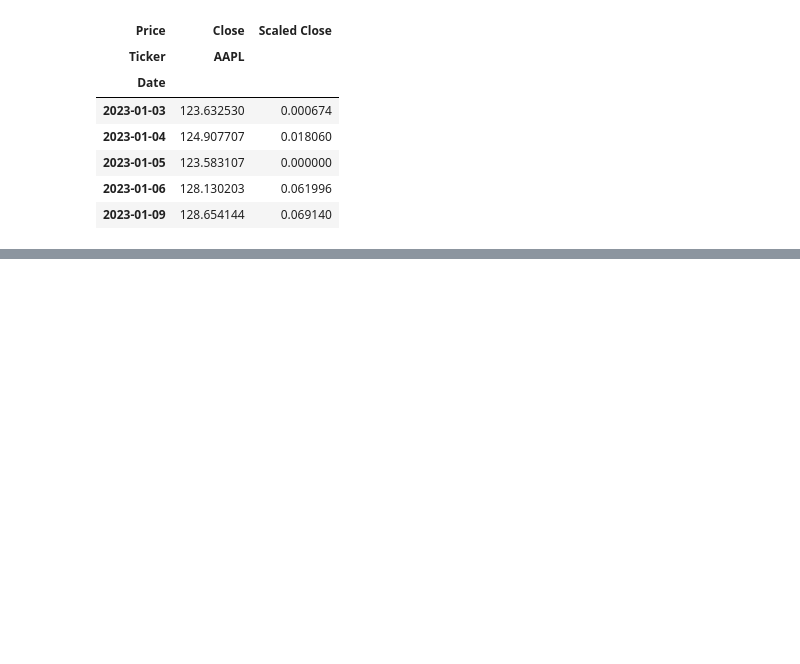
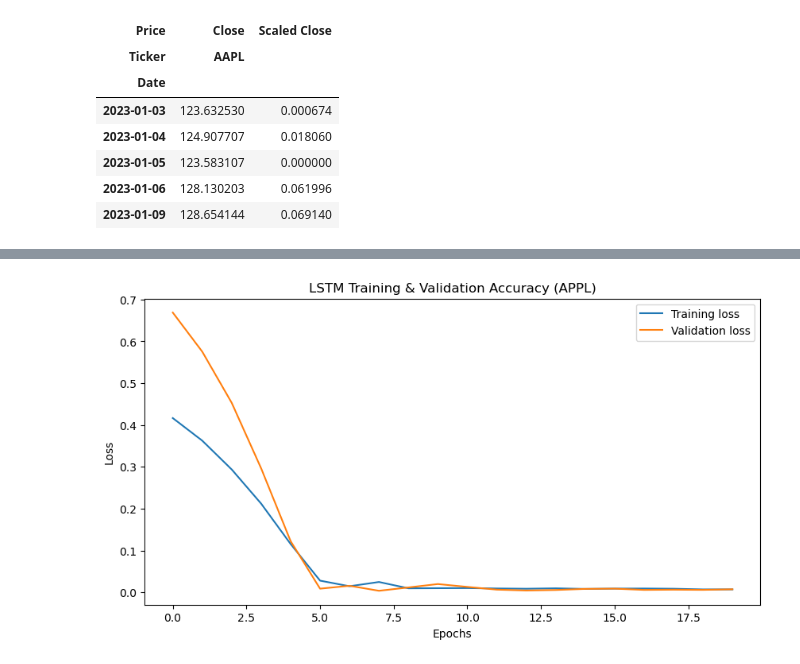
Before and after one commit to FbStatsQuant/Deep-Learning-for-Quantitative-Finance, a Jupyter notebook: Stock_Price.ipynb, the cells around one changed output, grey strips where cells are left out. Cells and saved outputs as stored; diff of their text form; code cells hidden in the pictures; blank space fills up the shorter version.

```diff
--- a/Stock_Price.ipynb
+++ b/Stock_Price.ipynb
@@ -143,6 +143,11 @@ Epoch 20/20
 # %%
 plt.figure(figsize=(10,5))
 plt.plot(history.history['loss'], label = "Training loss")
 plt.plot(history.history['val_loss'], label = "Validation loss")
 plt.legend()
 plt.title("LSTM Training & Validation Accuracy (APPL)")
+plt.xlabel("Epochs")
+plt.ylabel("Loss")
+plt.show()
+# %% [output]
+[figure, added]
```
Also changed, not shown: parts of 3 cells of this notebook.
